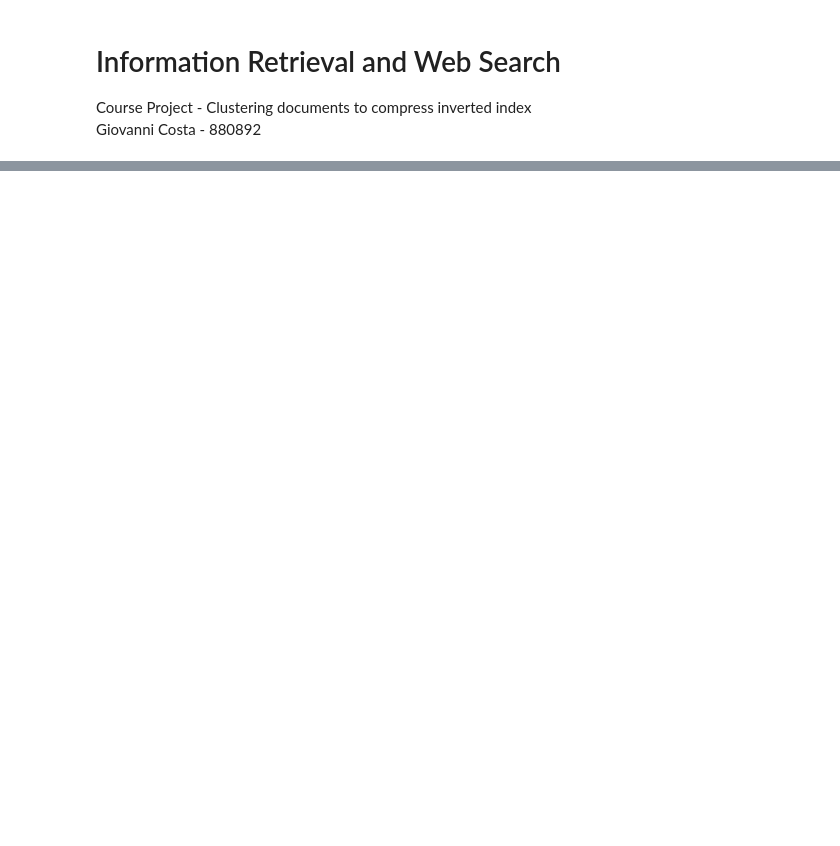
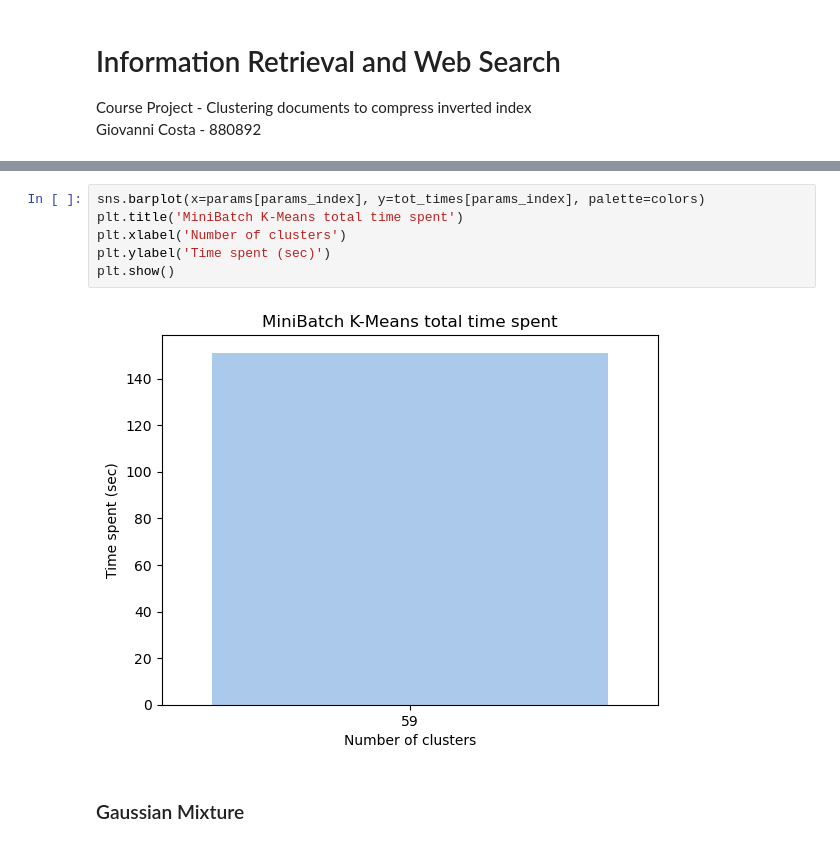
Before and after one commit to MrCosta57/clustering_for_inverted_index, a Jupyter notebook: main_test_sklearn_matr.ipynb, the cells around one changed output, grey strips where cells are left out. Cells and saved outputs as stored; diff of their text form; blank space fills up the shorter version.

```diff
--- a/main_test_sklearn_matr.ipynb
+++ b/main_test_sklearn_matr.ipynb
@@ -46,0 +77,10 @@ best_mixture, best_mixture_remapping=random_search(mixture_obj, sparse_docs, std
+# %%
+sns.barplot(x=params[params_index], y=tot_times[params_index], palette=colors)
+plt.title('MiniBatch K-Means total time spent')
+plt.xlabel('Number of clusters')
+plt.ylabel('Time spent (sec)')
+plt.show()
+# %% [output]
+[figure, added]
+# %% [markdown]
+### Gaussian Mixture
```
Also changed, not shown: parts of 20 cells of this notebook, 2 other files.
